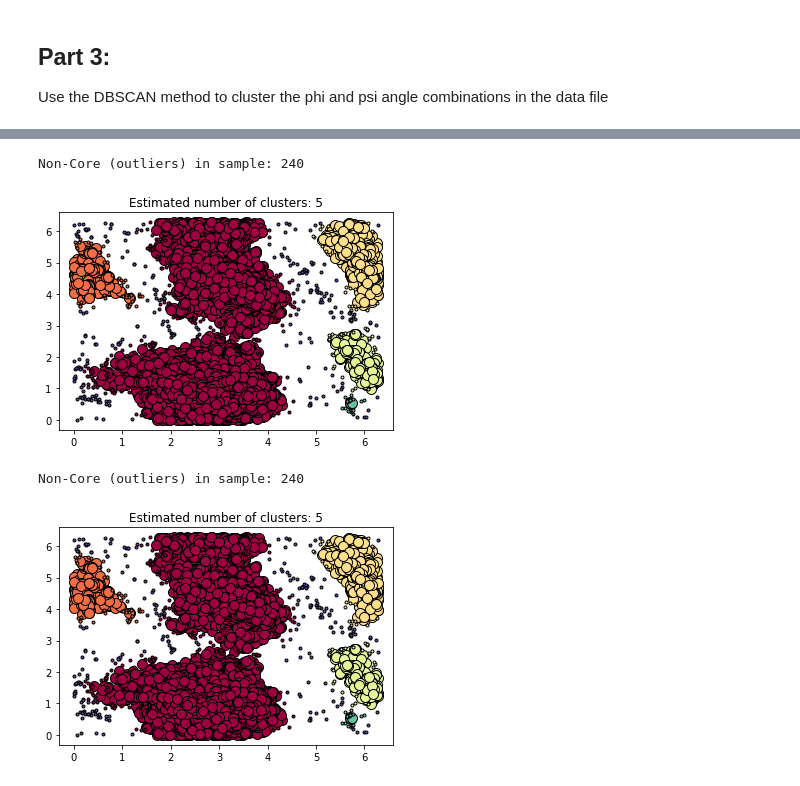
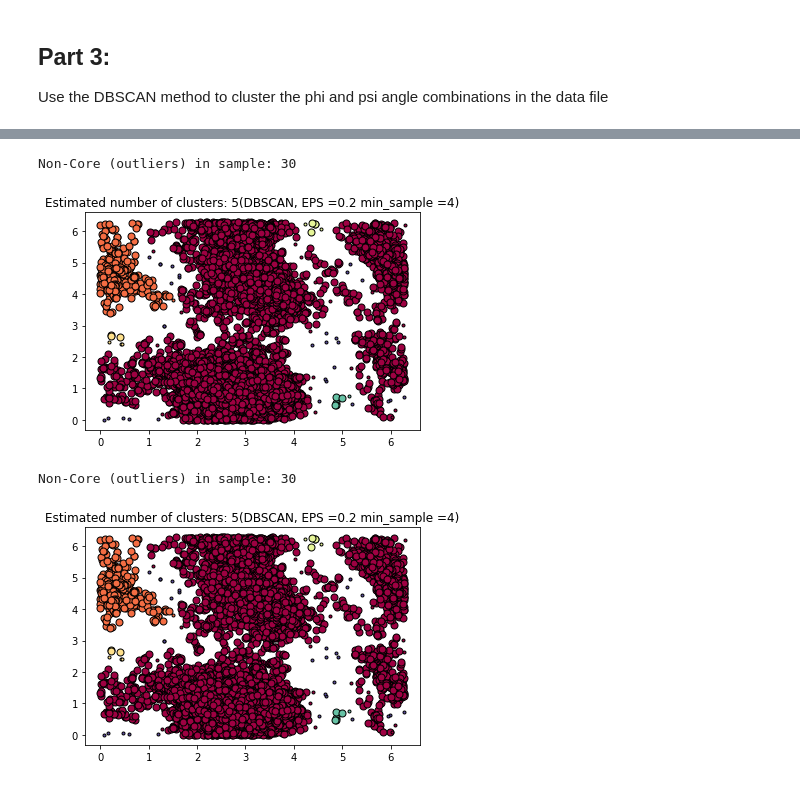
Before and after one commit to JohanBirger/DAT405, a Jupyter notebook: Assignment3.ipynb, the cells around one changed output, grey strips where cells are left out. Saved outputs shown, nothing was run; the diff lists cells and outputs as text; code cells hidden in the pictures.

```diff
--- a/Assignment3.ipynb
+++ b/Assignment3.ipynb
@@ -155,11 +154,8 @@ showClusters(data_shift,3)
 # %%
 from sklearn.cluster import DBSCAN
 
-D_train = data_shift[['phi','psi']]
-D_train = D_train.loc[:, ["phi", "psi"]].values.reshape(-1, 2)
+def plot_dbscan_cluster(df, eps, min_samples,show):
 
-
-def plot_dbscan_cluster(df, eps, min_samples,show):
     db = DBSCAN(eps=eps, min_samples=min_samples).fit(df)
     core_samples_mask = np.zeros_like(db.labels_, dtype=bool)
     #  **core_sample_indices_ method in DBSCAN function says what?**
@@ -178,12 +174,12 @@ def plot_dbscan_cluster(df, eps, min_samples,show):
             class_member_mask = (labels == k)
             if i != -1: # noise
                 xy = D_train[class_member_mask & core_samples_mask]
-                plt.plot(xy[:, 0], xy[:, 1], 'o', markerfacecolor=tuple(col), markeredgecolor='k', markersize=10)
+                plt.plot(xy[:, 0], xy[:, 1], 'o', markerfacecolor=tuple(col), markeredgecolor='k', markersize=7)
                 nonCore = D_train[class_member_mask & ~core_samples_mask]
                 plt.plot(nonCore[:, 0], nonCore[:, 1], 'o', markerfacecolor=tuple(col), markeredgecolor='k', markersize=3)
 
     print('Non-Core (outliers) in sample: ' + str(len(nonCore)))
-    plt.title('Estimated number of clusters: %d' % n_clusters_)
+    plt.title('Estimated number of clusters: %d' % n_clusters_+'(DBSCAN, EPS ='+str(eps)+' min_sample ='+ str(min_samples)+')')
     if show == "show":
         plt.show()
     return (xy,nonCore)
@@ -190,8 +203,8 @@ def plot_dbscan_cluster(df, eps, min_samples,show):
 # %%
-plot_dbscan_cluster(D_train, 0.3, 25,"show")
-outliers = plot_dbscan_cluster(D_train, 0.3, 25," ")[1]
+plot_dbscan_cluster(D_train, 0.2, 4,"show")
+outliers = plot_dbscan_cluster(D_train, 0.2, 4," ")[1]
 # %% [output]
-Non-Core (outliers) in sample: 240
+Non-Core (outliers) in sample: 30
-[figure, old version]
+[figure, new version]
-Non-Core (outliers) in sample: 240
+Non-Core (outliers) in sample: 30
-[figure, old version]
+[figure, new version]
```
Also changed, not shown: parts of 21 cells of this notebook, 23 other files.
